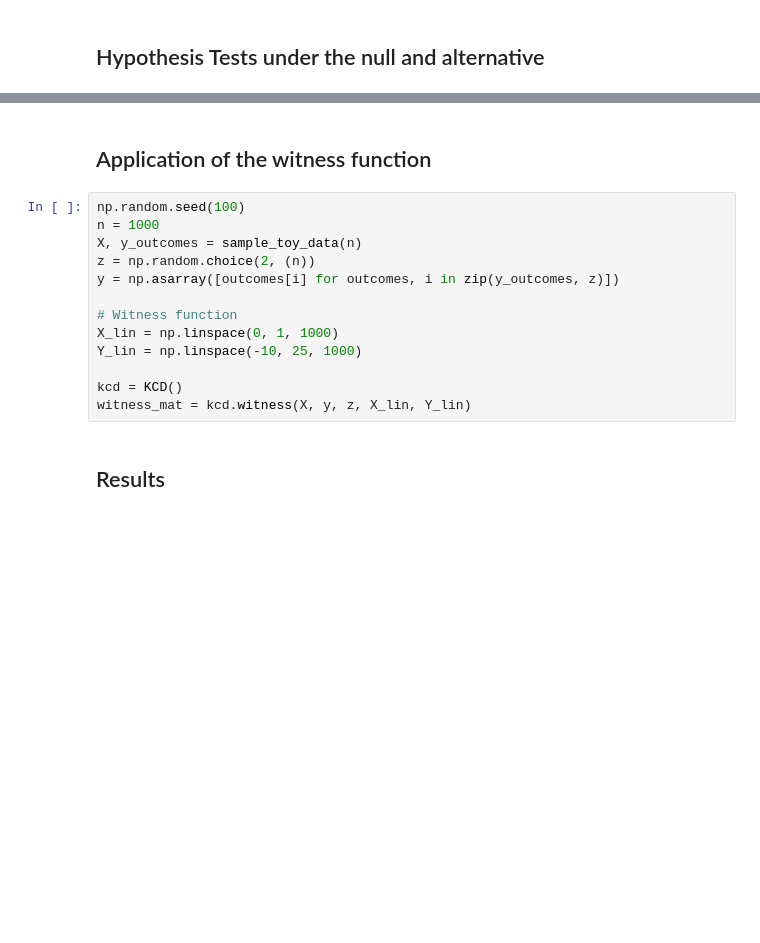
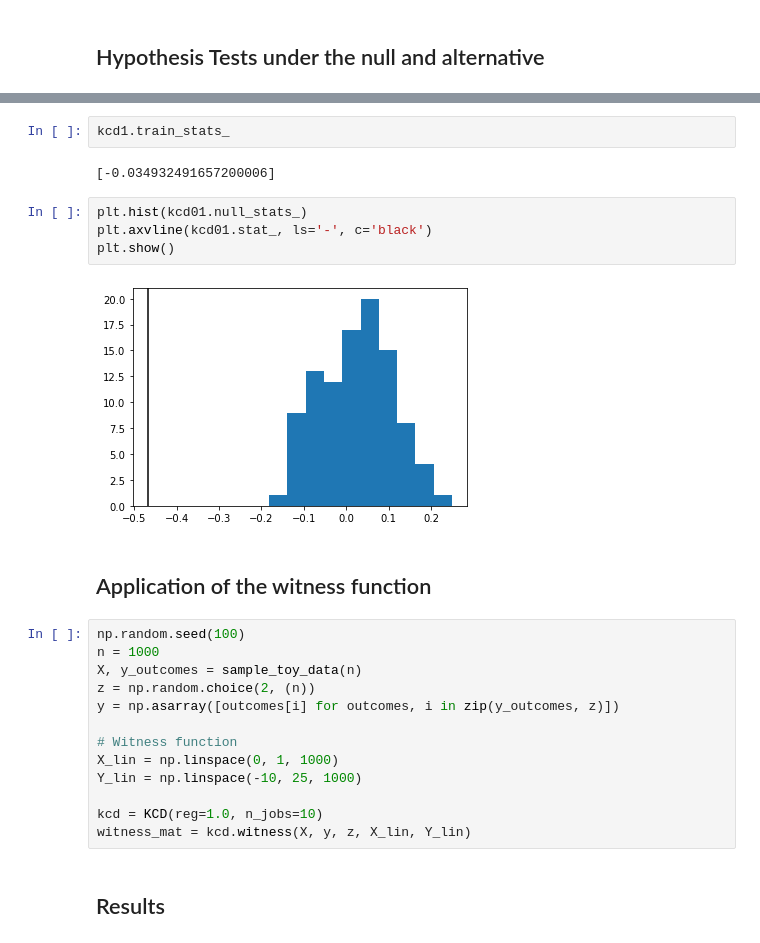
Before and after one commit to rflperry/sparse_shift, a Jupyter notebook: notebooks/01-kcd_paper_simulation.ipynb, the cells around one changed output, grey strips where cells are left out. Saved outputs shown, nothing was run; the diff lists cells and outputs as text; blank space fills up the shorter version.

```diff
--- a/notebooks/01-kcd_paper_simulation.ipynb
+++ b/notebooks/01-kcd_paper_simulation.ipynb
@@ -54,3 +77,13 @@ for i in range(100):
+# %%
+kcd1.train_stats_
+# %% [output]
+[-0.034932491657200006]
+# %%
+plt.hist(kcd01.null_stats_)
+plt.axvline(kcd01.stat_, ls='-', c='black')
+plt.show()
+# %% [output]
+[figure, added]
 # %% [markdown]
 ## Application of the witness function
 # %%
@@ -64,7 +97,7 @@ y = np.asarray([outcomes[i] for outcomes, i in zip(y_outcomes, z)])
 X_lin = np.linspace(0, 1, 1000)
 Y_lin = np.linspace(-10, 25, 1000)
 
-kcd = KCD()
+kcd = KCD(reg=1.0, n_jobs=10)
 witness_mat = kcd.witness(X, y, z, X_lin, Y_lin)
 # %% [markdown]
 ## Results
```
Also changed, not shown: parts of 4 cells of this notebook, 7 other files.
